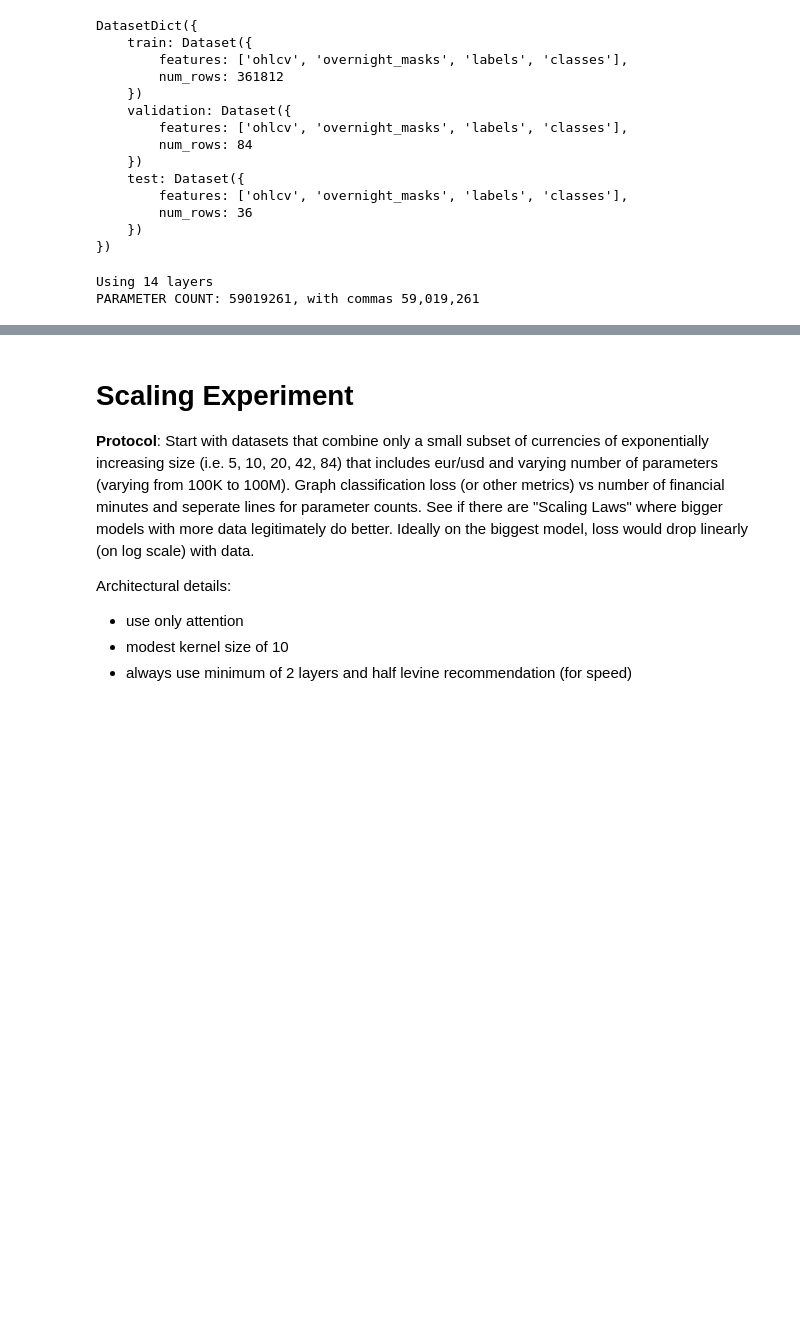
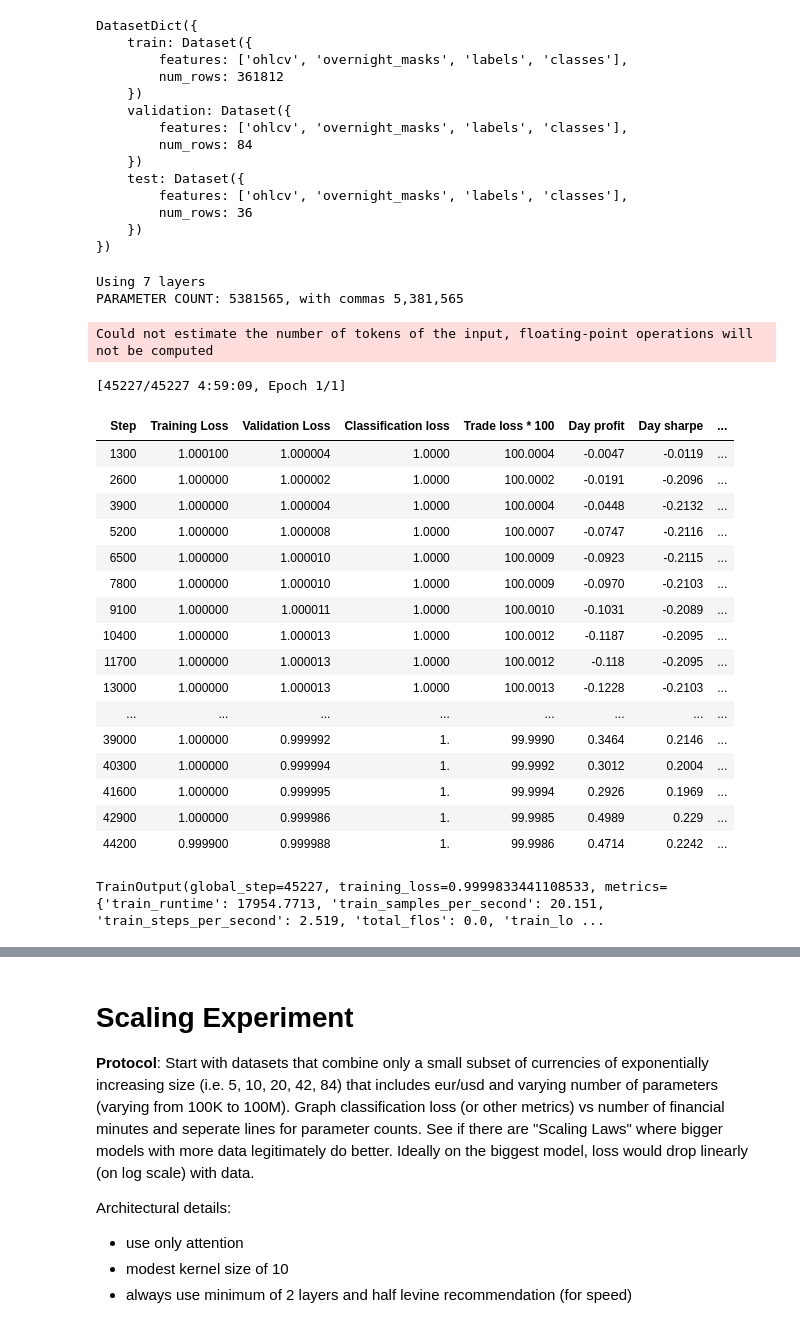
Before and after one commit to mtanghu/Transformer-Trader, a Jupyter notebook: Transformer_Modeling.ipynb, the cells around one changed output, grey strips where cells are left out. Saved outputs shown, nothing was run; the diff lists cells and outputs as text; code cells hidden in the pictures; blank space fills up the shorter version.

Commit message:
Try small, regularized, and only trade loss runs

```diff
--- a/Transformer_Modeling.ipynb
+++ b/Transformer_Modeling.ipynb
@@ -104,7 +104,7 @@ training_args = TrainingArguments(
     report_to = "none",
     learning_rate = 5e-4,
     adam_beta2 = .98,
-    weight_decay = 0,
+    weight_decay = 0.1,
     lr_scheduler_type = "cosine",
     warmup_ratio = .05,
     num_train_epochs = 1,
@@ -114,12 +114,12 @@ training_args = TrainingArguments(
     fp16 = True
 )
 # %%
-hidden_size = 768
+hidden_size = 320
 
 config = SGConvConfig(
     n_embd = hidden_size, n_head = hidden_size // 64, kernel_size = 10,
-    hidden_dropout_prob = 0, num_levels = 21,
-    max_loss = .9, commission = 0.0
+    hidden_dropout_prob = 0.1, num_levels = 21,
+    max_loss = .9, commission = 0.01
 )
 
 model = SGConvTrader(config)
@@ -135,5 +135,35 @@ trainer = Trainer(
 total_parameters = sum(p.numel() for p in model.parameters() if p.requires_grad)
 print(f'PARAMETER COUNT: {total_parameters}, with commas {total_parameters:,}')
 # %% [output]
-Using 14 layers
-PARAMETER COUNT: 59019261, with commas 59,019,261
+Using 7 layers
+PARAMETER COUNT: 5381565, with commas 5,381,565
+# %%
+# 84 currencies
+# tanh based embeddings
+# log returns/growth maximization!! max loss set at .9 (1% = .5 point commission)
+# hidden size 320 (SMALL RUN) 5M, ff size 1x, *ONLY TRADE LOSS* with inverse transformation
+
+# *lr of 1e-3*, batch size 8, adam beta .98s, *DROPOUT AND WEIGHT DECAY .1*
+# stds fixed, fp16
+trainer.train()
+# %% [output]
+Could not estimate the number of tokens of the input, floating-point operations will not be computed
+[45227/45227 4:59:09, Epoch 1/1]
+| Step | Training Loss | Validation Loss | Classification loss | Trade loss * 100 | Day profit | Day sharpe | ... |
+| 1300 | 1.000100 | 1.000004 | 1.0000 | 100.0004 | -0.0047 | -0.0119 | ... |
+| 2600 | 1.000000 | 1.000002 | 1.0000 | 100.0002 | -0.0191 | -0.2096 | ... |
+| 3900 | 1.000000 | 1.000004 | 1.0000 | 100.0004 | -0.0448 | -0.2132 | ... |
+| 5200 | 1.000000 | 1.000008 | 1.0000 | 100.0007 | -0.0747 | -0.2116 | ... |
+| 6500 | 1.000000 | 1.000010 | 1.0000 | 100.0009 | -0.0923 | -0.2115 | ... |
+| 7800 | 1.000000 | 1.000010 | 1.0000 | 100.0009 | -0.0970 | -0.2103 | ... |
+| 9100 | 1.000000 | 1.000011 | 1.0000 | 100.0010 | -0.1031 | -0.2089 | ... |
+| 10400 | 1.000000 | 1.000013 | 1.0000 | 100.0012 | -0.1187 | -0.2095 | ... |
+| 11700 | 1.000000 | 1.000013 | 1.0000 | 100.0012 | -0.118 | -0.2095 | ... |
+| 13000 | 1.000000 | 1.000013 | 1.0000 | 100.0013 | -0.1228 | -0.2103 | ... |
+| ... | ... | ... | ... | ... | ... | ... | ... |
+| 39000 | 1.000000 | 0.999992 | 1. | 99.9990 | 0.3464 | 0.2146 | ... |
+| 40300 | 1.000000 | 0.999994 | 1. | 99.9992 | 0.3012 | 0.2004 | ... |
+| 41600 | 1.000000 | 0.999995 | 1. | 99.9994 | 0.2926 | 0.1969 | ... |
+| 42900 | 1.000000 | 0.999986 | 1. | 99.9985 | 0.4989 | 0.229 | ... |
+| 44200 | 0.999900 | 0.999988 | 1. | 99.9986 | 0.4714 | 0.2242 | ... |
+TrainOutput(global_step=45227, training_loss=0.9999833441108533, metrics={'train_runtime': 17954.7713, 'train_samples_per_second': 20.151, 'train_steps_per_second': 2.519, 'total_flos': 0.0, 'train_lo ...
```
Also changed, not shown: parts of 8 cells of this notebook, 1 other file.
